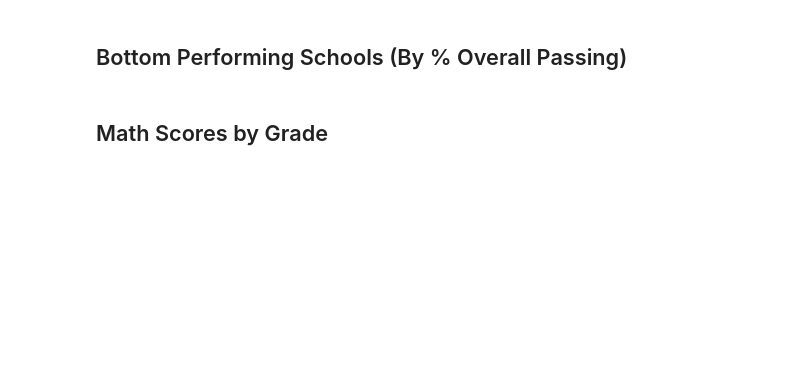
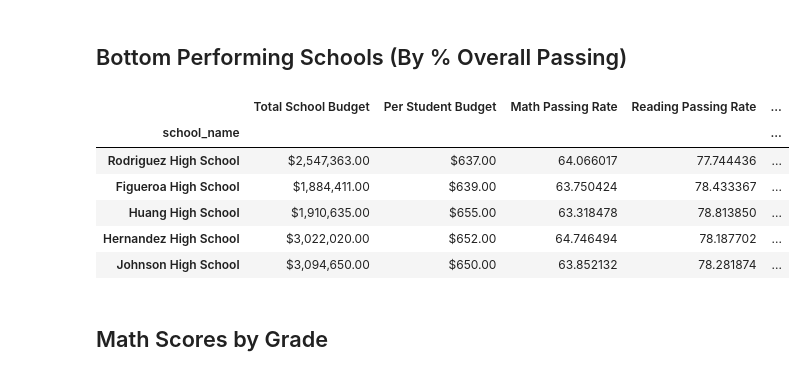
Before and after one commit to ShoaibFarooqui/pandas-challenge, a Jupyter notebook: PyCitySchools/PyCitySchools/PyCitySchools_starter.ipynb, the cells around one changed output. Saved outputs shown, nothing was run; the diff lists cells and outputs as text; code cells hidden in the pictures; blank space fills up the shorter version.

```diff
--- a/PyCitySchools/PyCitySchools/PyCitySchools_starter.ipynb
+++ b/PyCitySchools/PyCitySchools/PyCitySchools_starter.ipynb
@@ -283,6 +293,16 @@ per_school_summary
 ## Bottom Performing Schools (By % Overall Passing)
 # %%
 # Sort the schools by `% Overall Passing` in ascending order and display the top 5 rows.
+per_school_summary = per_school_summary.sort_values("School Passing Both", ascending=True)
+per_school_summary.head(5)
+# %% [output]
+|  | Total School Budget | Per Student Budget | Math Passing Rate | Reading Passing Rate | ... |
+| school_name |  |  |  |  | ... |
+| Rodriguez High School | $2,547,363.00 | $637.00 | 64.066017 | 77.744436 | ... |
+| Figueroa High School | $1,884,411.00 | $639.00 | 63.750424 | 78.433367 | ... |
+| Huang High School | $1,910,635.00 | $655.00 | 63.318478 | 78.813850 | ... |
+| Hernandez High School | $3,022,020.00 | $652.00 | 64.746494 | 78.187702 | ... |
+| Johnson High School | $3,094,650.00 | $650.00 | 63.852132 | 78.281874 | ... |
 # %% [markdown]
 ## Math Scores by Grade
 # %%
```
Also changed, not shown: parts of 3 cells of this notebook.
